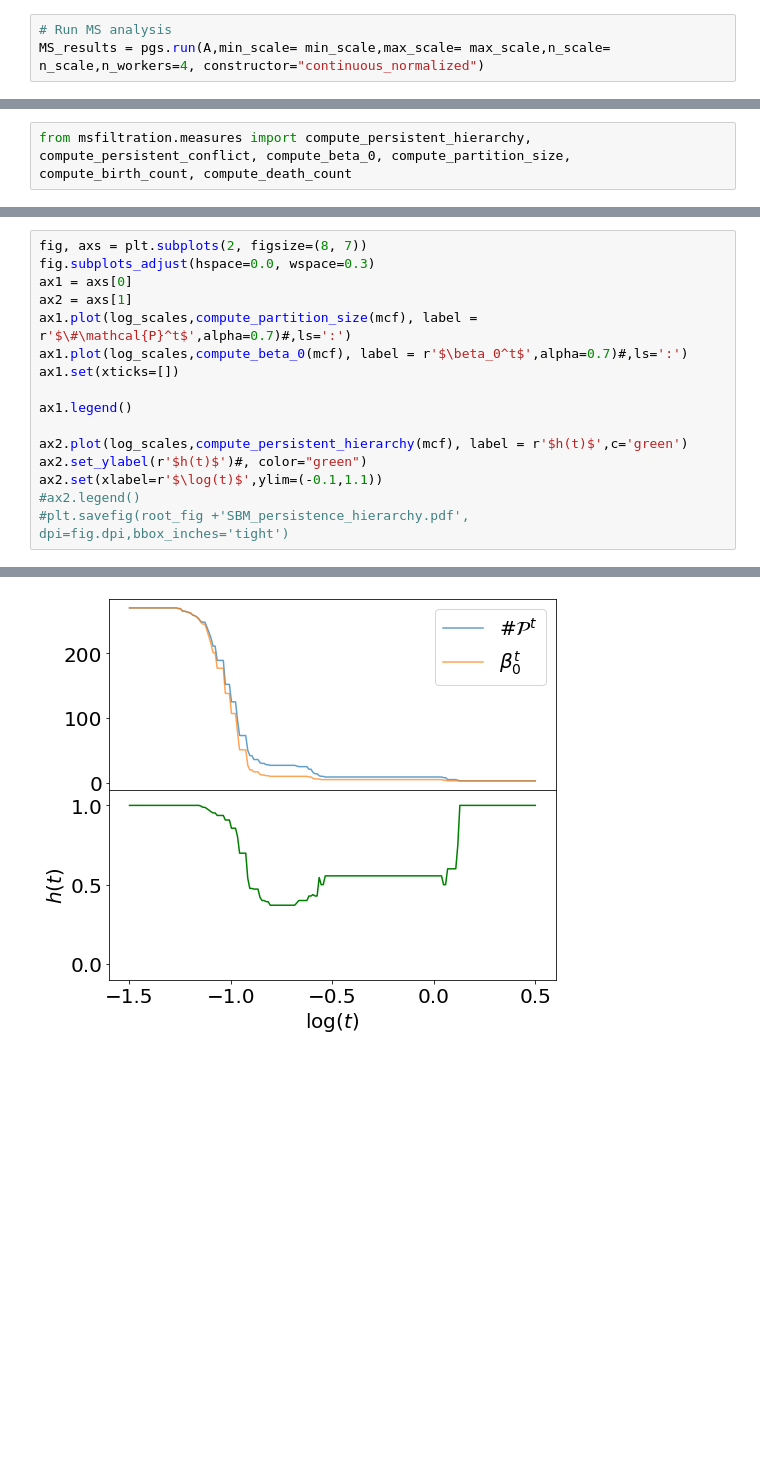
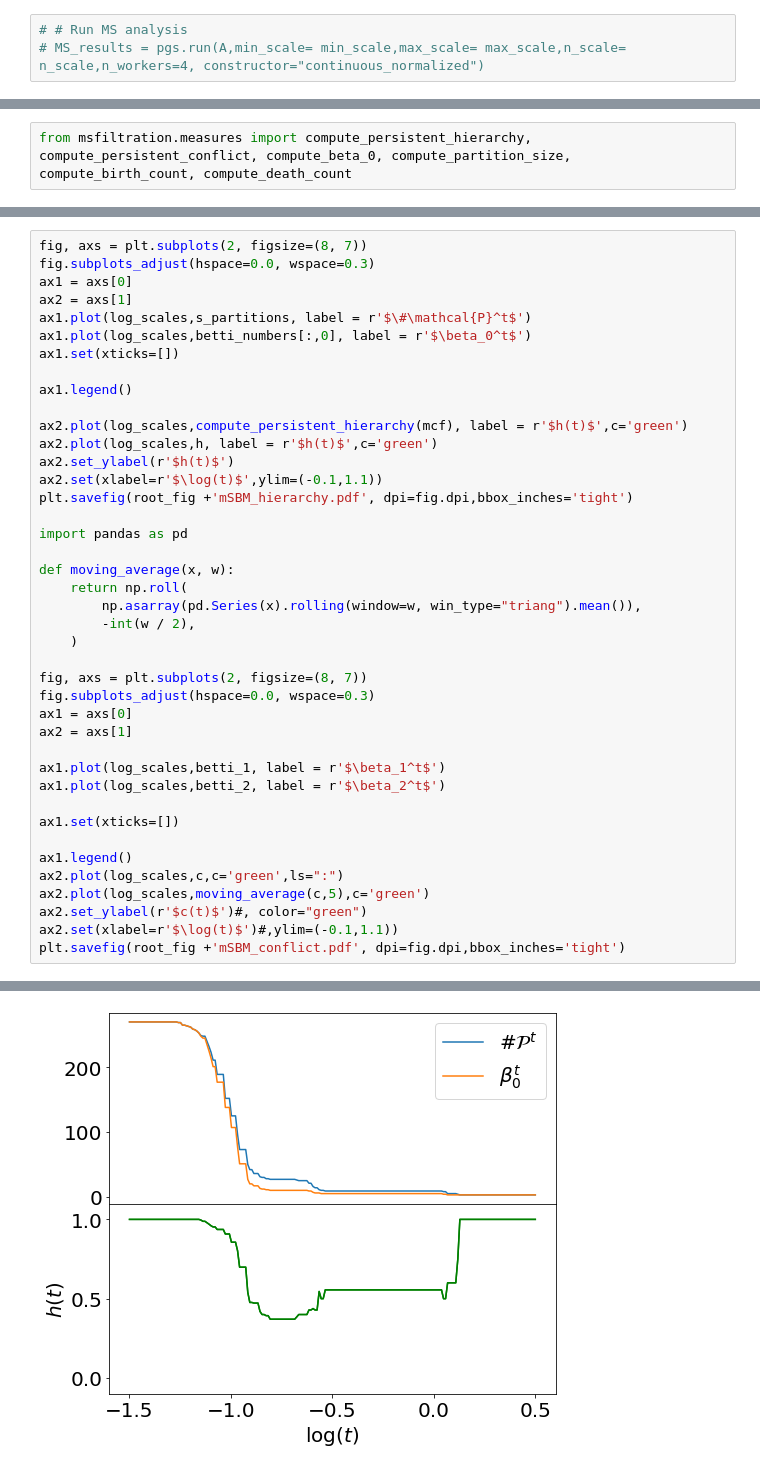
Before and after one commit to barahona-research-group/MCF, a Jupyter notebook: paper/2303_mSBM.ipynb, the cells around one changed output, grey strips where cells are left out. Drawn from its saved outputs; the diff is of its cells as text; blank space fills up the shorter version.

```diff
--- a/paper/2303_mSBM.ipynb
+++ b/paper/2303_mSBM.ipynb
@@ -132,8 +136,8 @@ n_scale = 200
 min_scale = -1.5
 max_scale = 0.5
 # %%
-# Run MS analysis
-MS_results = pgs.run(A,min_scale= min_scale,max_scale= max_scale,n_scale= n_scale,n_workers=4, constructor="continuous_normalized")
+# # Run MS analysis
+# MS_results = pgs.run(A,min_scale= min_scale,max_scale= max_scale,n_scale= n_scale,n_workers=4, constructor="continuous_normalized")
 # %%
 # Load data (deserialize)
 with open("mSBM_MS_results.pkl", 'rb') as handle:
@@ -183,15 +316,40 @@ fig, axs = plt.subplots(2, figsize=(8, 7))
 fig.subplots_adjust(hspace=0.0, wspace=0.3)
 ax1 = axs[0]
 ax2 = axs[1]
-ax1.plot(log_scales,compute_partition_size(mcf), label = r'$\#\mathcal{P}^t$',alpha=0.7)#,ls=':')
-ax1.plot(log_scales,compute_beta_0(mcf), label = r'$\beta_0^t$',alpha=0.7)#,ls=':')
+ax1.plot(log_scales,s_partitions, label = r'$\#\mathcal{P}^t$')
+ax1.plot(log_scales,betti_numbers[:,0], label = r'$\beta_0^t$')
 ax1.set(xticks=[])
 
 ax1.legend()
 
 ax2.plot(log_scales,compute_persistent_hierarchy(mcf), label = r'$h(t)$',c='green')
-ax2.set_ylabel(r'$h(t)$')#, color="green")
+ax2.plot(log_scales,h, label = r'$h(t)$',c='green')
+ax2.set_ylabel(r'$h(t)$')
 ax2.set(xlabel=r'$\log(t)$',ylim=(-0.1,1.1))
-#ax2.legend()
-#plt.savefig(root_fig +'SBM_persistence_hierarchy.pdf', dpi=fig.dpi,bbox_inches='tight')
+plt.savefig(root_fig +'mSBM_hierarchy.pdf', dpi=fig.dpi,bbox_inches='tight')
+
+import pandas as pd
+
+def moving_average(x, w):
+    return np.roll(
+        np.asarray(pd.Series(x).rolling(window=w, win_type="triang").mean()),
+        -int(w / 2),
+    )
+
+fig, axs = plt.subplots(2, figsize=(8, 7))
+fig.subplots_adjust(hspace=0.0, wspace=0.3)
+ax1 = axs[0]
+ax2 = axs[1]
+
+ax1.plot(log_scales,betti_1, label = r'$\beta_1^t$')
+ax1.plot(log_scales,betti_2, label = r'$\beta_2^t$')
+
+ax1.set(xticks=[])
+
+ax1.legend()
+ax2.plot(log_scales,c,c='green',ls=":")
+ax2.plot(log_scales,moving_average(c,5),c='green')
+ax2.set_ylabel(r'$c(t)$')#, color="green")
+ax2.set(xlabel=r'$\log(t)$')#,ylim=(-0.1,1.1))
+plt.savefig(root_fig +'mSBM_conflict.pdf', dpi=fig.dpi,bbox_inches='tight')
 # %% [output]
@@ -199 +356 @@ ax2.set(xlabel=r'$\log(t)$',ylim=(-0.1,1.1))
-[figure, old version]
+[figure, new version]
```
Also changed, not shown: parts of 11 cells of this notebook, 12 other files.
